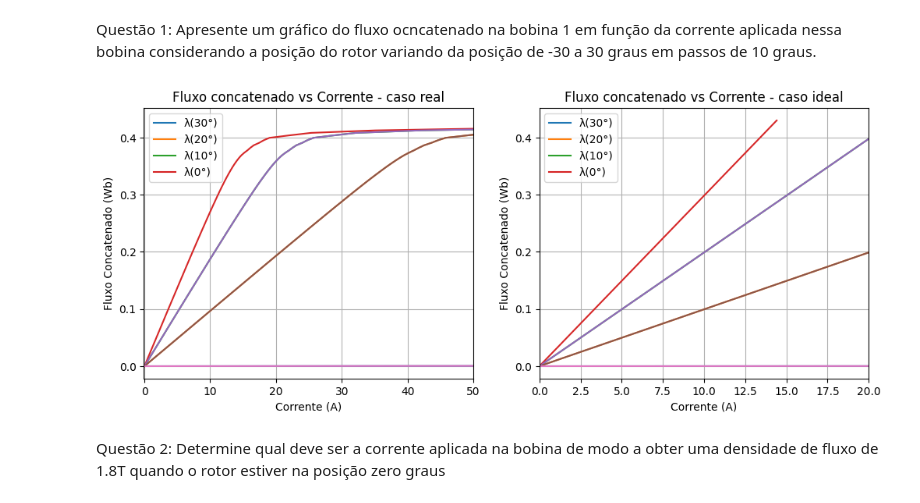
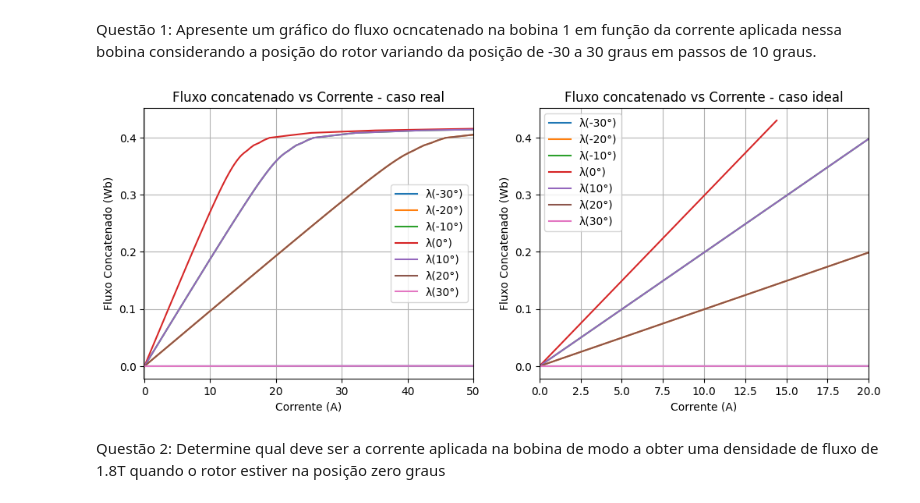
Before and after one commit to leoborgess/conversao-questao2, a Jupyter notebook: questao2.ipynb, the cells around one changed output. Drawn from its saved outputs; the diff is of its cells as text; code cells hidden in the pictures.

```diff
--- a/questao2.ipynb
+++ b/questao2.ipynb
@@ -43,34 +43,34 @@ Questão 1: Apresente um gráfico do fluxo ocncatenado na bobina 1 em função d
 # %%
 
 plt.figure(figsize=(12, 4.5))
 for i in range(0, len(A_util)):
     Area_proporcional = A_max/(A_util[i]) #proporcionalidade que deve ser mantida para que o fluxo entre o ar e o ferro seja igual
     for ponto in range(0, NumPontos):
         B_fe[ponto] = (1.816/NumPontos) * ponto # divide a curva de 0 a 1.816T em NumPontos segmentos e encontra o valor no ponto da iteração
         B_ar[ponto] = B_fe[ponto] * Area_proporcional # para menter o fluxo constante, a densidade do fluxo do ar aumenta de forma inversamente proporcional a area util
         Fluxo_conc[ponto] = N * A_max * B_fe[ponto] # fluxo concatenado = N * A * B
         I_real[ponto] = 1/N * ((B_ar[ponto]*2*g/mi) + H_real(B_fe[ponto])*l_ferro) # considerando o ferro e o entreferro
         I_ideal[ponto] = 1/N * (B_ar[ponto]*2*g/mi) #considerando apenas o entreferro com u -> infinito
 
     plt.subplot(1,2,1)
     plt.plot(I_real, Fluxo_conc)
     plt.xlim([-0.1,50])
-    plt.legend(["λ(30°)", "λ(20°)", "λ(10°)", "λ(0°)"], loc = "best", prop={'size':10})
+    plt.legend(["λ(-30°)", "λ(-20°)", "λ(-10°)", "λ(0°)", "λ(10°)", "λ(20°)", "λ(30°)"], loc = "best", prop={'size':10})
     plt.xlabel('Corrente (A)')
     plt.ylabel('Fluxo Concatenado (Wb)')
     plt.title('Fluxo concatenado vs Corrente - caso real')
     plt.grid(True)
 
     plt.subplot(1,2,2)
     plt.plot(I_ideal, Fluxo_conc)
     plt.xlim([-0.01,20])
-    plt.legend(["λ(30°)", "λ(20°)", "λ(10°)", "λ(0°)"], loc = "best", prop={'size':10})
+    plt.legend(["λ(-30°)", "λ(-20°)", "λ(-10°)", "λ(0°)", "λ(10°)", "λ(20°)", "λ(30°)"], loc = "best", prop={'size':10})
     plt.grid(True)
     plt.xlabel('Corrente (A)')
     plt.ylabel('Fluxo Concatenado (Wb)')
     plt.title('Fluxo concatenado vs Corrente - caso ideal')
 # %% [output]
-[figure, old version]
+[figure, new version]
 # %% [markdown]
 Questão 2: Determine qual deve ser a corrente aplicada na bobina de modo a obter uma densidade de fluxo de 1.8T quando o rotor estiver na posição zero graus
 # %%
```
Also changed, not shown: parts of 2 cells of this notebook.
